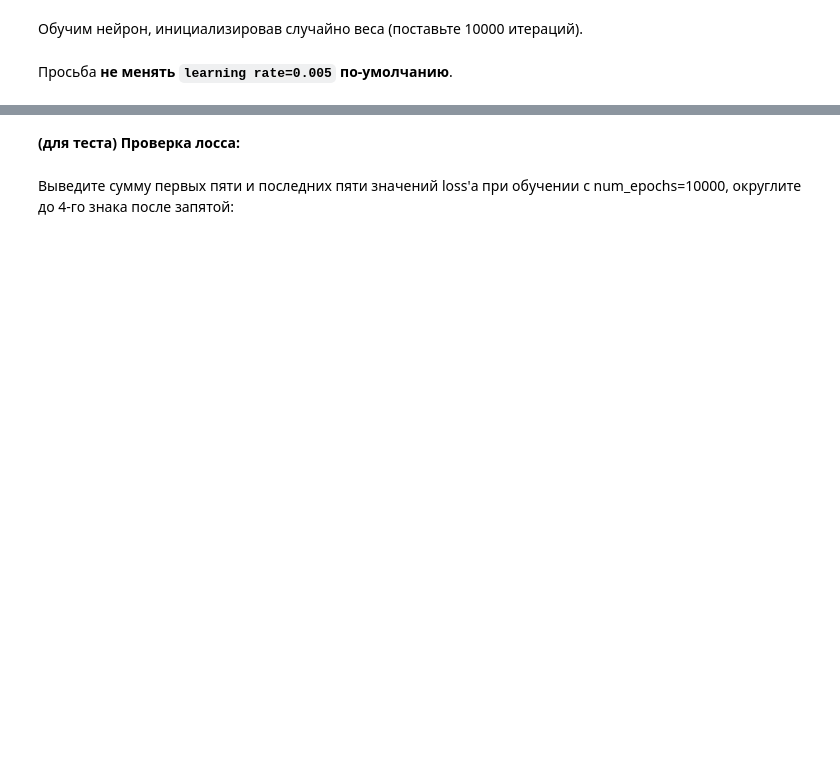
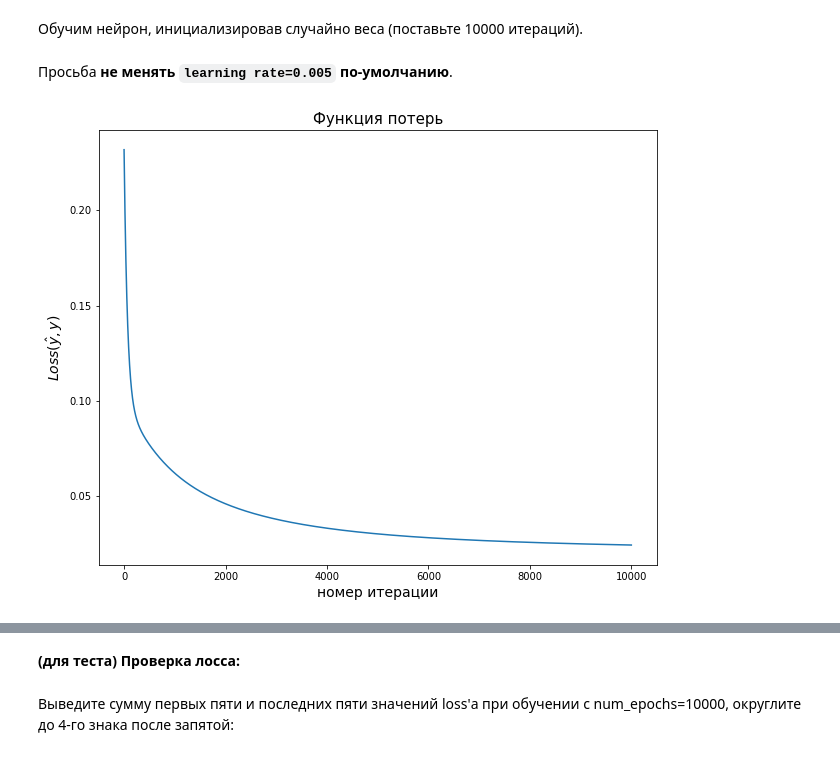
Before and after one commit to psheshke/mipt_canvas, a Jupyter notebook: [5]oop_neuron/homework/homework_activations_new.ipynb, the cells around one changed output, grey strips where cells are left out. Saved outputs shown, nothing was run; the diff lists cells and outputs as text; code cells hidden in the pictures; blank space fills up the shorter version.

```diff
--- a/[5]oop_neuron/homework/homework_activations_new.ipynb
+++ b/[5]oop_neuron/homework/homework_activations_new.ipynb
@@ -426,15 +377,15 @@ $$ \frac{\partial Loss}{\partial w} = \begin{equation*}
 \end{equation*}$$
 
 * Реализуйте LeakyReLU и её производную:
-# %%
-def leaky_relu(x, alpha=0.01):
-    """LeakyReLU-функция"""
-    <Ваш код здесь>
+# %%
+def leaky_relu(x, alpha=0.01):
+    """LeakyReLU-функция"""
+    return np.array([i if i > 0 else alpha*i for i in x]).reshape(-1, 1)
 # %%
 def leaky_relu_derivative(y, alpha=0.01):
     """Производная LeakyReLU. Тут мы тоже вычисляем производную по y. Пояснения, почему мы так делаем,
     есть выше"""
-    <Ваш код здесь>
+    return np.array([1 if i > 0 else alpha for i in y]).reshape(-1, 1)
 # %% [markdown]
 Теперь нужно написать нейрон с LeakyReLU функцией активации. Здесь всё очень похоже на перцептрон, но будут по-другому обновляться веса и другая функция активации:
 # %%
@@ -449,7 +400,7 @@ class NeuronLeakyReLU:
         self.b = b
 
     def activate(self, x):
-        return <Ваш код здесь>
+        return leaky_relu(x)
 
     def forward_pass(self, X):
         """
@@ -459,7 +410,8 @@ class NeuronLeakyReLU:
         """
         n = X.shape[0]
         y_pred = np.zeros((n, 1))  # y_pred == y_predicted - предсказанные классы
-        return <Ваш код здесь>
+        y_pred = self.activate(X @ self.w.reshape(X.shape[1], 1) + self.b)
+        return y_pred.reshape(-1, 1)
 
     def backward_pass(self, X, y, y_pred, learning_rate=0.005):
         """
@@ -473,7 +425,8 @@ class NeuronLeakyReLU:
         n = len(y)
         y = np.array(y).reshape(-1, 1)
 
-        <Ваш код здесь>
+        self.w = self.w - learning_rate * X.T@((y_pred - y)*leaky_relu_derivative(y_pred)) / n
+        self.b = self.b - learning_rate * np.mean((y_pred - y)*leaky_relu_derivative(y_pred))
 
     def fit(self, X, y, num_epochs=300):
         """
@@ -489,7 +442,9 @@ class NeuronLeakyReLU:
         Loss_values = []  # значения функции потерь на различных итерациях обновления весов
 
         for i in range(num_epochs):
-            <Ваш код здесь>
+            y_pred = self.forward_pass(X)
+            Loss_values.append(Loss(y_pred, y))
+            self.backward_pass(X, y, y_pred)
 
         return Loss_values
 # %% [markdown]
@@ -543,12 +506,14 @@ y = data['target'].values.reshape((-1, 1))  # классы (столбец из
 # %%
 %%time
 
 neuron = NeuronLeakyReLU(w=seed_random(13, X.shape[1], 1), b=seed_random(14, 1))
-Loss_values = <Ваш код здесь>  # num_epochs=10000
+Loss_values = neuron.fit(X, y, num_epochs=10000)  # num_epochs=10000
 
 plt.figure(figsize=(10, 8))
 plt.plot(Loss_values)
 plt.title('Функция потерь', fontsize=15)
 plt.xlabel('номер итерации', fontsize=14)
 plt.ylabel('$Loss(\hat{y}, y)$', fontsize=14)
 plt.show()
+# %% [output]
+[figure, added]
```
Also changed, not shown: parts of 37 cells of this notebook, 5 other files.
